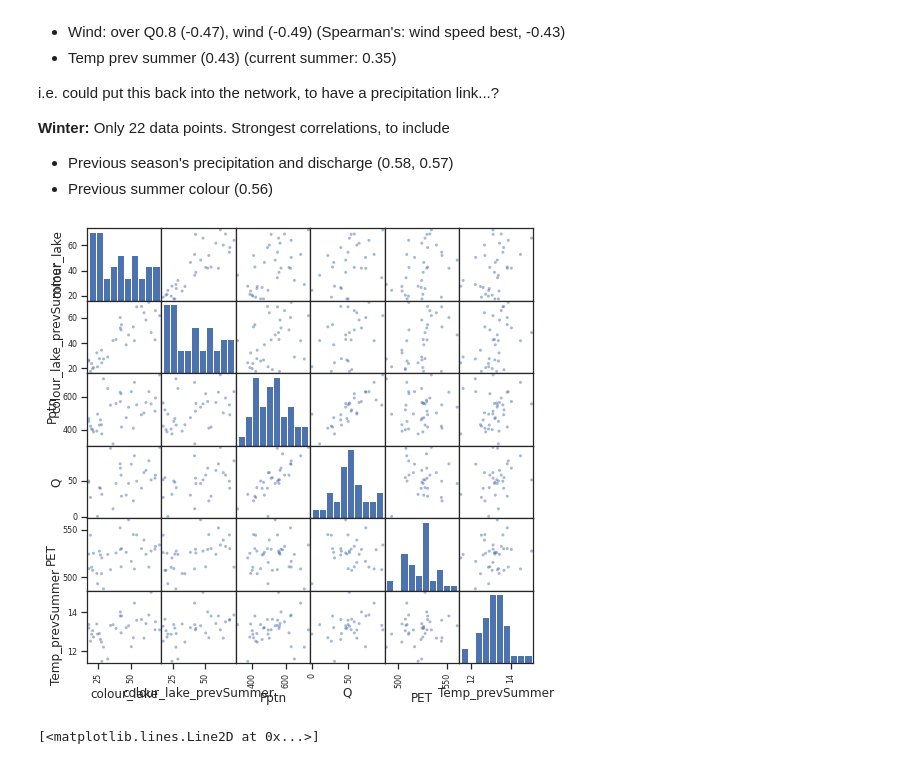
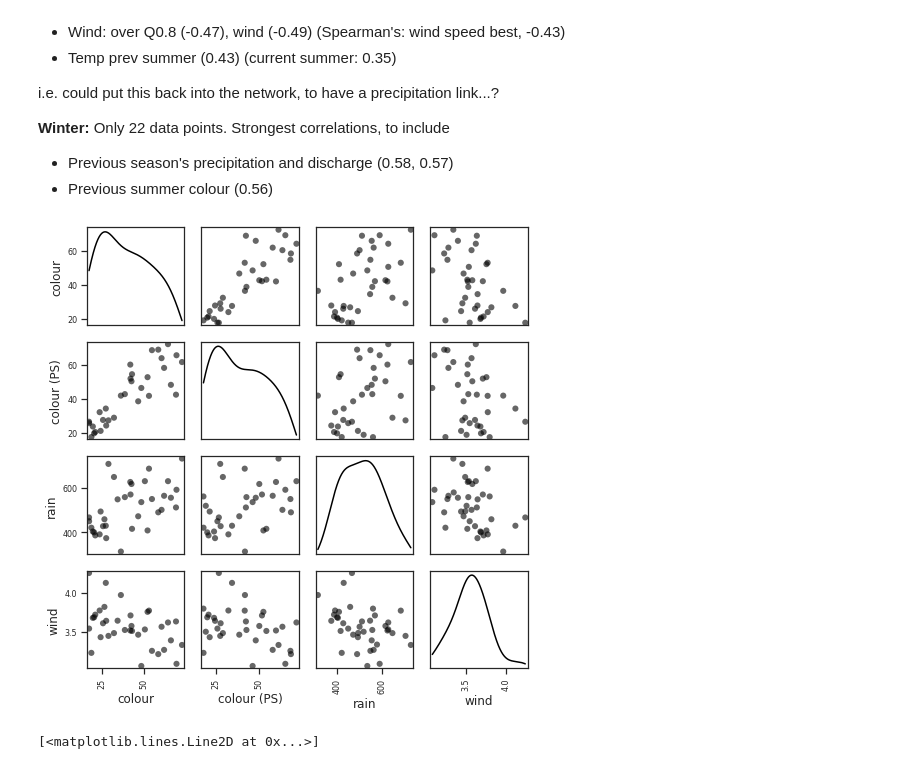
Before and after one commit to NIVANorge/seasonal_forecasting_watexr, a Jupyter notebook: Norway_Morsa/BayesianNetwork/Notebooks/01_data_preprocess_and_stats.ipynb, the cells around one changed output. Drawn from its saved outputs; the diff is of its cells as text; code cells hidden in the pictures.

```diff
--- a/Norway_Morsa/BayesianNetwork/Notebooks/01_data_preprocess_and_stats.ipynb
+++ b/Norway_Morsa/BayesianNetwork/Notebooks/01_data_preprocess_and_stats.ipynb
@@ -882,0 +931,6 @@ pd.plotting.scatter_matrix(season_var_df.loc[:,vars_for_scatterplot], figsize=(1
+# %%
+season_var_df["cyano_bxcx"] = boxcox(season_var_df["CyanoBiovol"].values, lmbda=0.1)
+
+vars_for_scatterplot = ["cyano_bxcx", "chl-a_lake", "TP_lake", "colour_lake"]
+
+plot_scattermatrix(season_var_df, vars_for_scatterplot, "cyano_bxcx")
@@ -958,14 +1019,18 @@ Strongest correlations, to include
 - Previous season's precipitation and discharge (0.58, 0.57)
 - Previous summer colour (0.56)
 # %%
-vars_for_scatterplot = ['colour_lake', 'colour_lake_prevSummer', 'Pptn', 'Q','PET','Temp_prevSummer'] #Summer
-# vars_for_scatterplot = ['colour_lake', 'Pptn_lag1', 'Q_lag1','colour_lake_prevSummer'] #winter
+vars_for_scatterplot = [
+    "colour_lake",
+    "colour_lake_prevSummer",
+    "Pptn",
+    "Wind_speed"
+    # 'Pptn_intense',
+]  # Summer
+# vars_for_scatterplot = ['colour_lake', 'Pptn_lag1', 'Q_lag1','colour_lake_prevSummer']  # winter
 
-pd.plotting.scatter_matrix(season_var_df.loc[:,vars_for_scatterplot], figsize=(8,8));
-
-# plt.savefig(os.path.join(graph_outfolder,'seasonal_6M_scattermatrix_colour_%s.png'%met_source))
+plot_scattermatrix(season_var_df, vars_for_scatterplot, "colour")
 # %% [output]
-[figure, old version]
+[figure, new version]
 # %%
 # This plot looks more convincing with met.no precipitation data than it does with ERA5 data
 plt.plot(season_var_df['Pptn'],season_var_df['colour_lake'],'ko')
```
Also changed, not shown: parts of 17 cells of this notebook, 17 other files.
